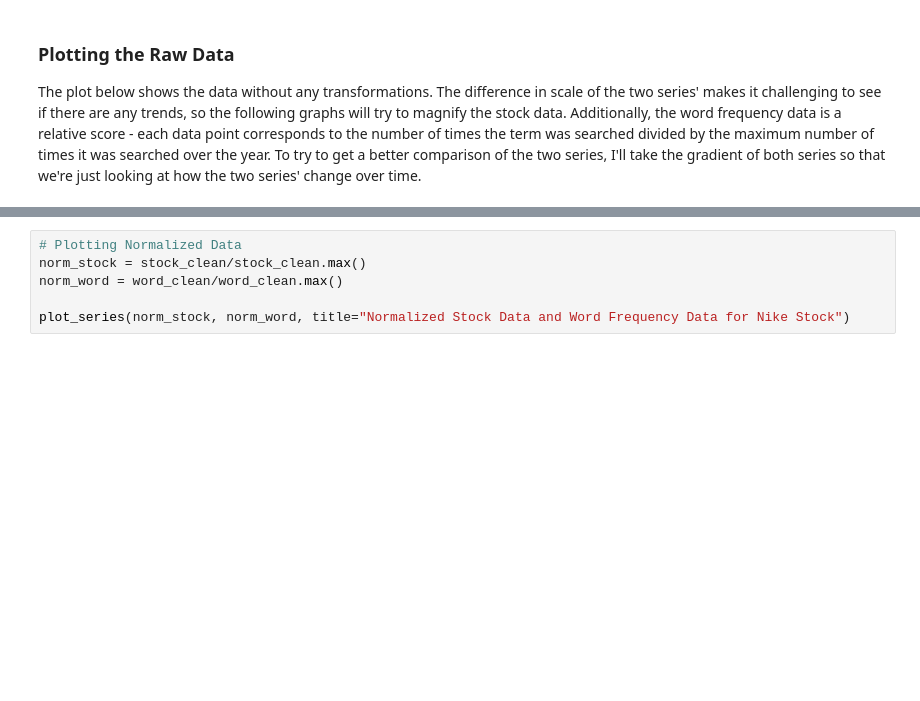
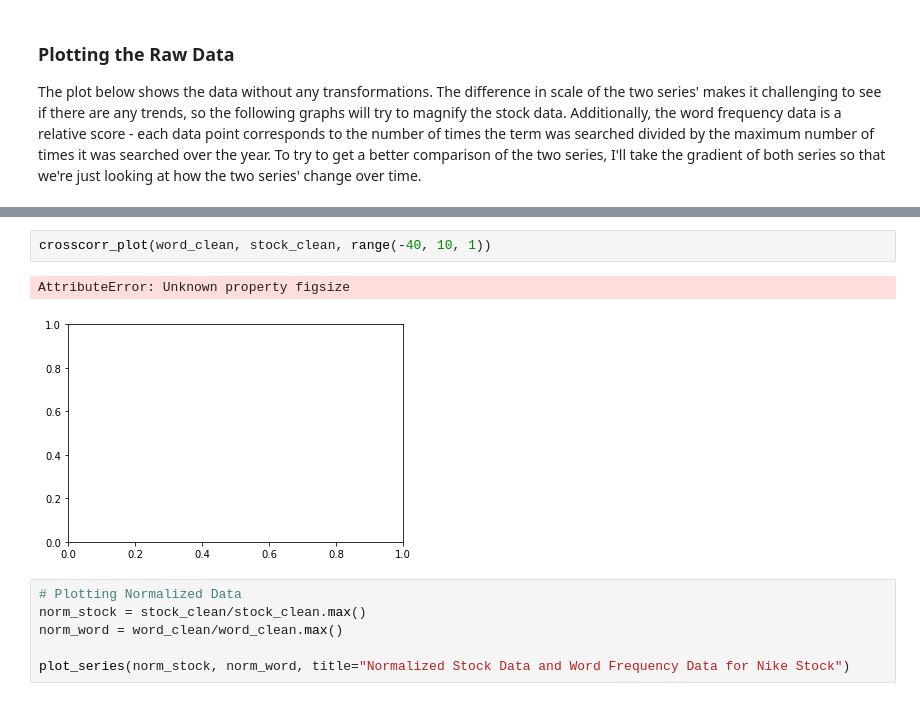
Before and after one commit to bprieto12/data-analysis, a Jupyter notebook: Use of Word Trends as a Predictor.ipynb, the cells around one changed output, grey strips where cells are left out. Saved outputs shown, nothing was run; the diff lists cells and outputs as text; blank space fills up the shorter version.

```diff
--- a/Use of Word Trends as a Predictor.ipynb
+++ b/Use of Word Trends as a Predictor.ipynb
@@ -160,3 +196,8 @@ x
+# %%
+crosscorr_plot(word_clean, stock_clean, range(-40, 10, 1))
+# %% [output]
+AttributeError: Unknown property figsize
+[figure, added]
 # %%
 # Plotting Normalized Data
 norm_stock = stock_clean/stock_clean.max()
```
Also changed, not shown: parts of 5 cells of this notebook.
